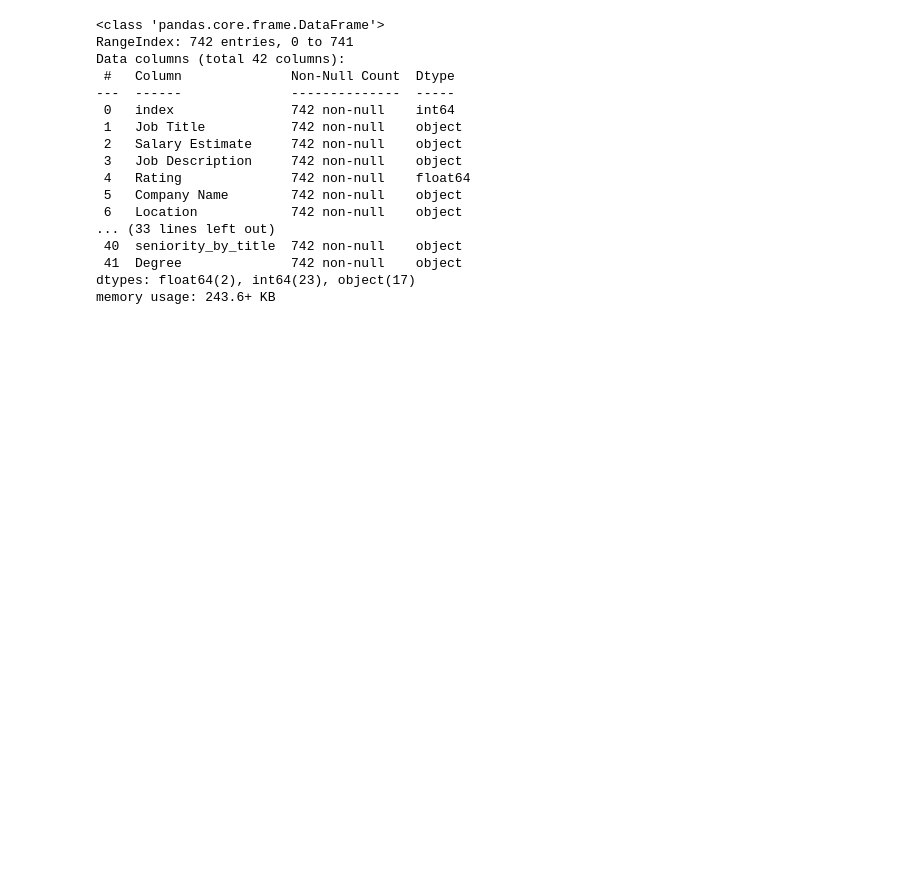
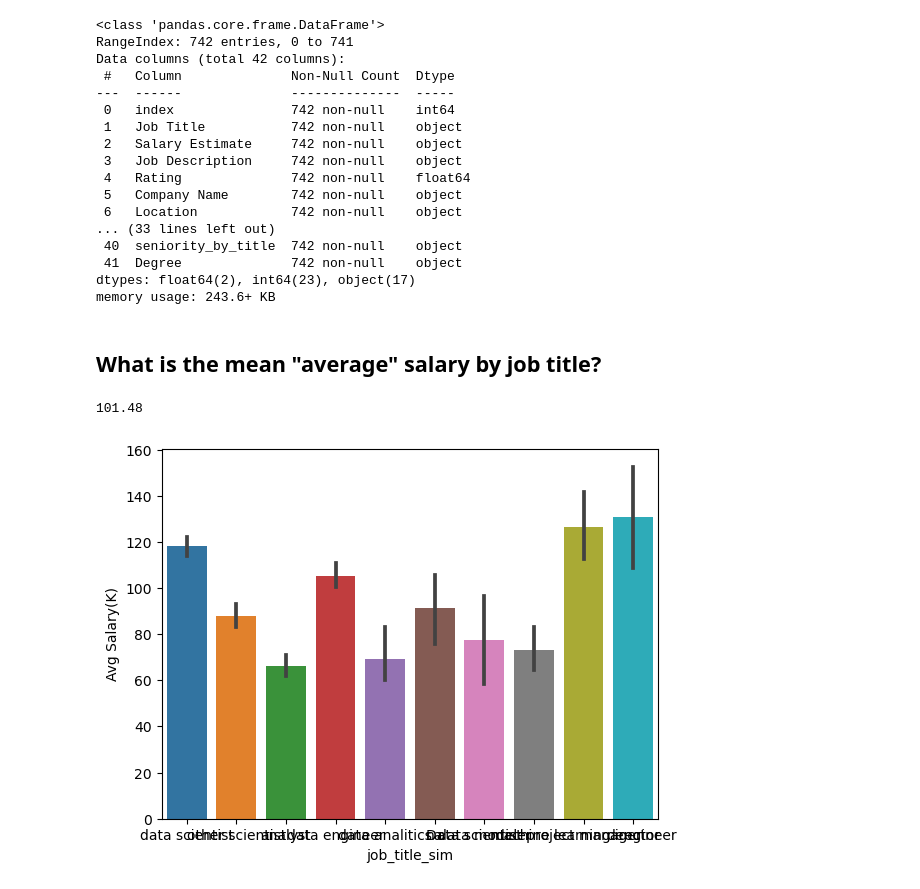
Before and after one commit to paulf35/Wk13-Local-Workflow-Practice, a Jupyter notebook: 0822-CodeAlong.ipynb, the cells around one changed output. Drawn from its saved outputs; the diff is of its cells as text; code cells hidden in the pictures; blank space fills up the shorter version.

Commit message:
Updated with barplots

```diff
--- a/0822-CodeAlong.ipynb
+++ b/0822-CodeAlong.ipynb
@@ -40,3 +40,13 @@ Data columns (total 42 columns):
  41  Degree              742 non-null    object
 dtypes: float64(2), int64(23), object(17)
 memory usage: 243.6+ KB
+# %% [markdown]
+## What is the mean "average" salary  by job title?
+# %%
+df['Avg Salary(K)'].mean().round(2)
+# %% [output]
+101.48
+# %%
+ax = sns.barplot(data = df, x = 'job_title_sim', y = 'Avg Salary(K)')
+# %% [output]
+[figure, added]
```
Also changed, not shown: parts of 3 cells of this notebook, 1 other file.
